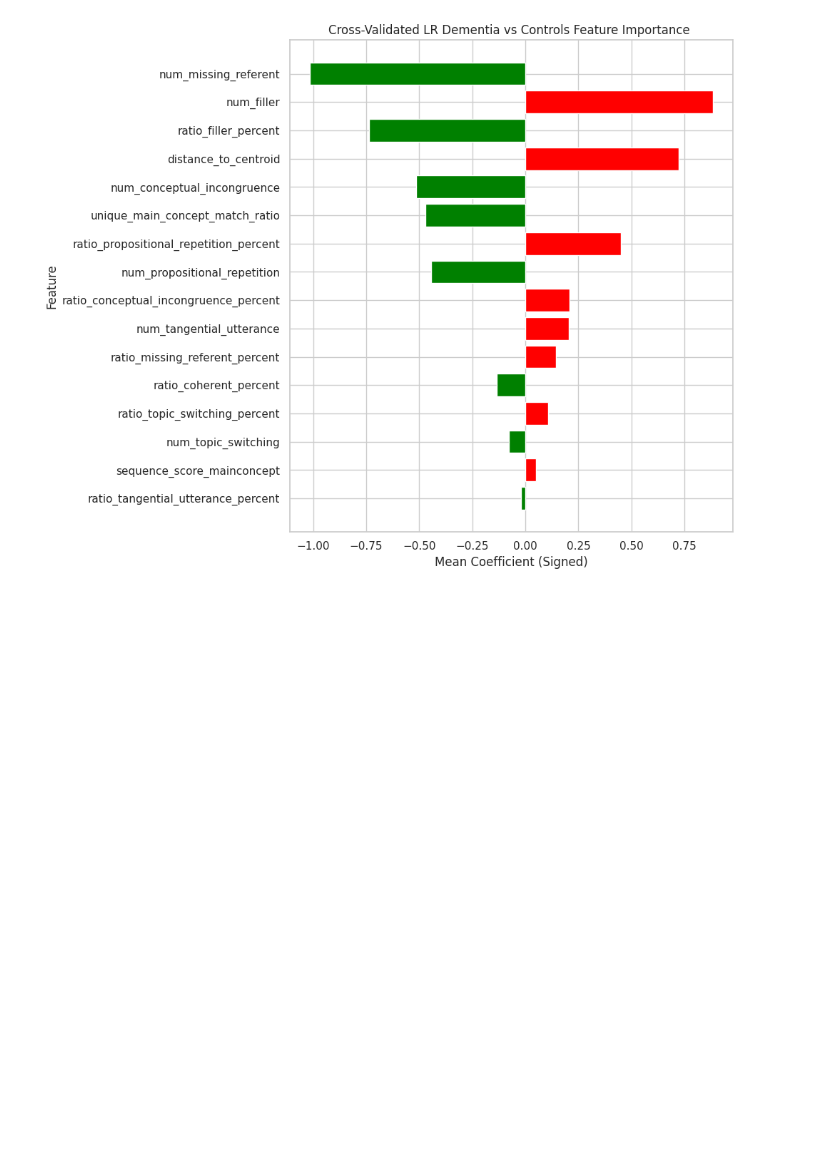
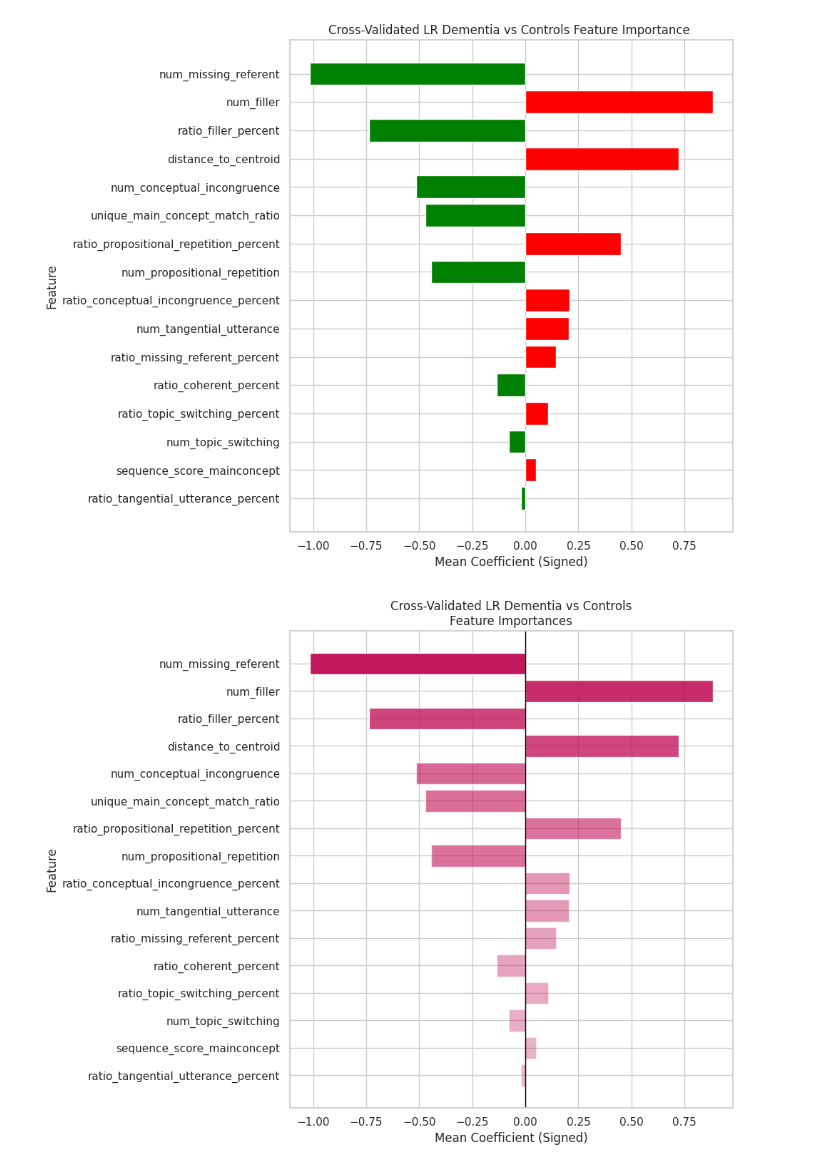
Before and after one commit to cassielee04/mainconcpet_analysis, a Jupyter notebook: src/notebooks/dementia_controls_mainconcept_update.ipynb, the cells around one changed output. Drawn from its saved outputs; the diff is of its cells as text; code cells hidden in the pictures; blank space fills up the shorter version.

```diff
--- a/src/notebooks/dementia_controls_mainconcept_update.ipynb
+++ b/src/notebooks/dementia_controls_mainconcept_update.ipynb
@@ -1118,3 +1118,34 @@ plt.tight_layout()
 plt.show()
 # %% [output]
 [figure]
+# %%
+import numpy as np
+import matplotlib.pyplot as plt
+
+# Normalize importance for alpha
+abs_vals = importance_signed["mean_coef"].abs()
+alpha_vals = 0.3 + 0.7 * (abs_vals / abs_vals.max())  # range [0.3, 1.0]
+
+plt.figure(figsize=(10, 8))
+
+for i, (feat, coef, alpha) in enumerate(
+    zip(importance_signed.index,
+        importance_signed["mean_coef"],
+        alpha_vals)
+):
+    plt.barh(
+        feat,
+        coef,
+        color="#C2185B",   # reddish-pink
+        alpha=alpha
+    )
+
+plt.axvline(0, color="black", linewidth=1)
+plt.xlabel("Mean Coefficient (Signed)")
+plt.ylabel("Feature")
+plt.title("Cross-Validated LR Dementia vs Controls\nFeature Importances")
+plt.gca().invert_yaxis()
+plt.tight_layout()
+plt.show()
+# %% [output]
+[figure, added]
```
Also changed, not shown: parts of 8 cells of this notebook, 1 other file.
